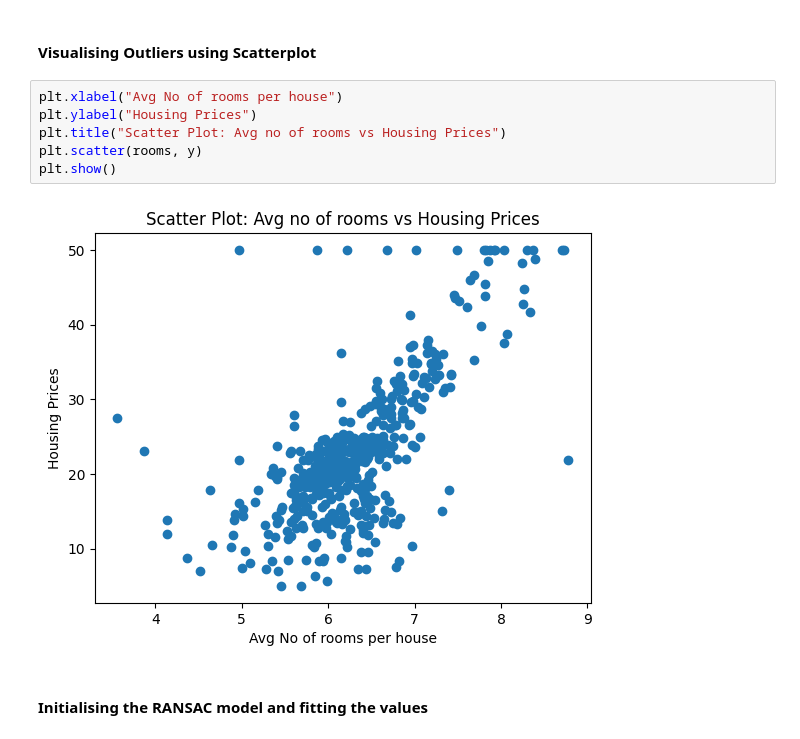
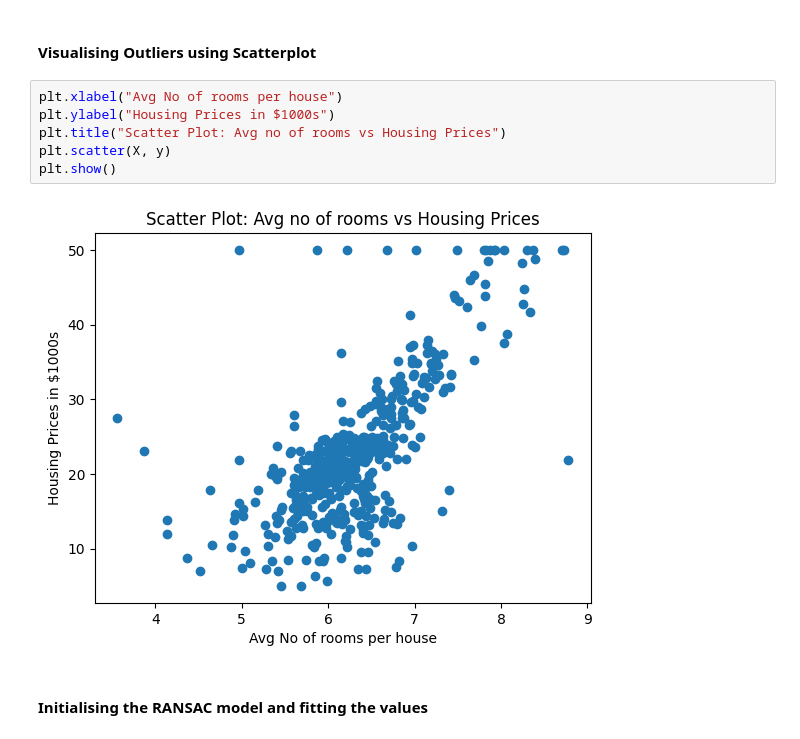
Before and after one commit to Manas-AI-Taskphase/priyanshu_sharma, a Jupyter notebook: RANSAC (self study)/RANSAC.ipynb, the cells around one changed output. Saved outputs shown, nothing was run; the diff lists cells and outputs as text.

```diff
--- a/RANSAC (self study)/RANSAC.ipynb
+++ b/RANSAC (self study)/RANSAC.ipynb
@@ -57,12 +57,12 @@ ax1.boxplot(y, vert=False)
 #### Visualising Outliers using Scatterplot
 # %%
 plt.xlabel("Avg No of rooms per house")
-plt.ylabel("Housing Prices")
+plt.ylabel("Housing Prices in $1000s")
 plt.title("Scatter Plot: Avg no of rooms vs Housing Prices")
-plt.scatter(rooms, y)
+plt.scatter(X, y)
 plt.show()
 # %% [output]
-[figure, old version]
+[figure, new version]
 # %% [markdown]
 #### Initialising the RANSAC model and fitting the values
 # %%
```
Also changed, not shown: parts of 2 cells of this notebook.
